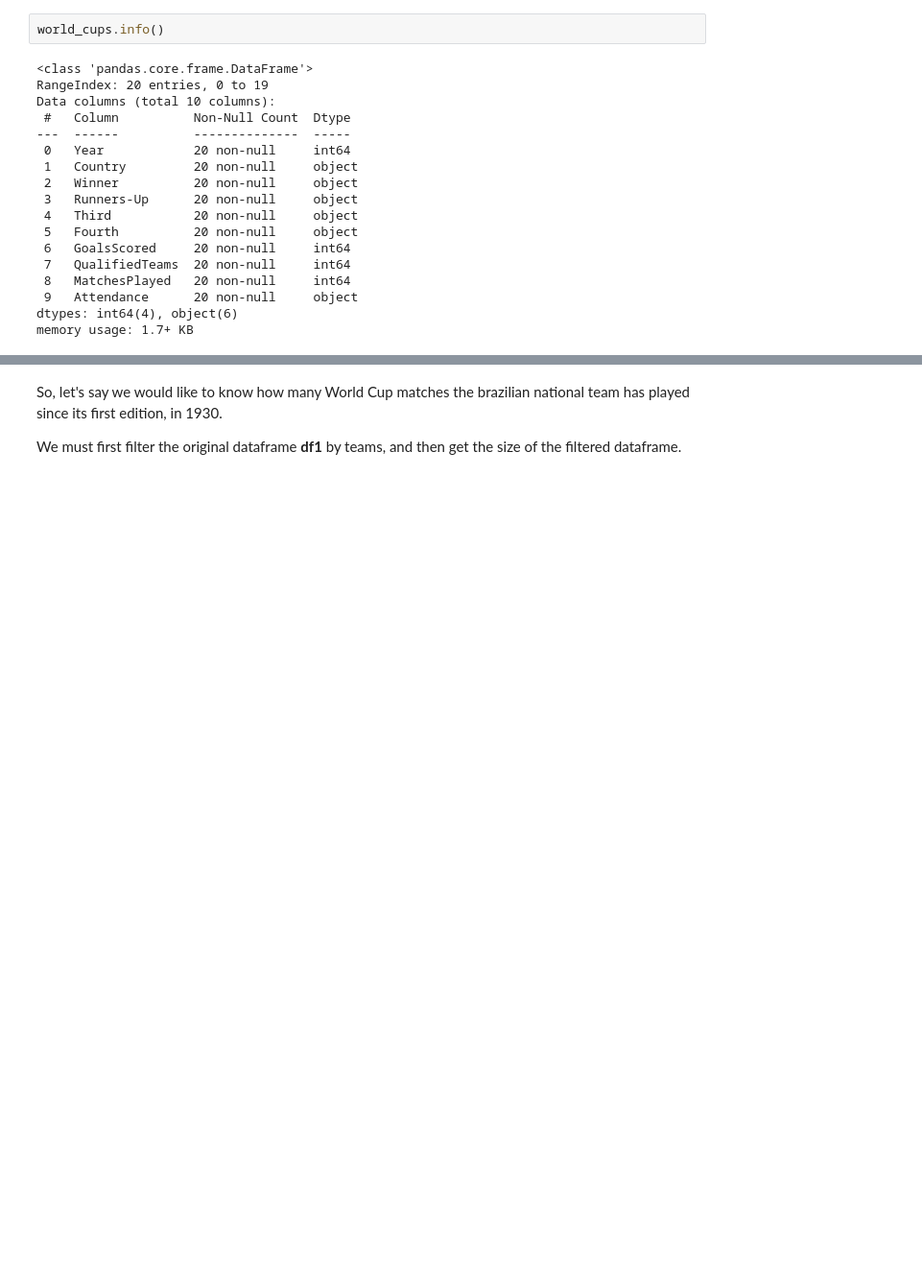
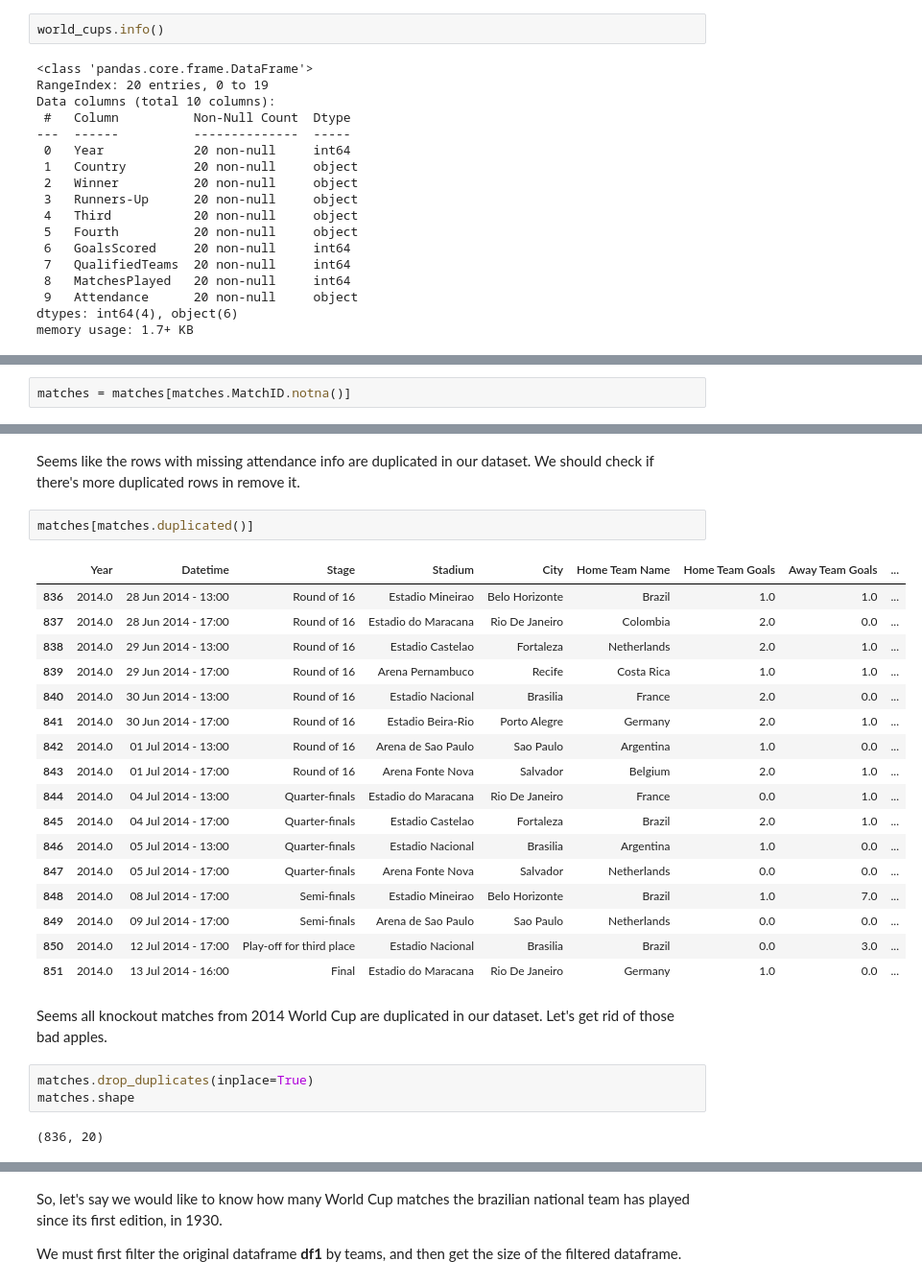
Before and after one commit to gnegrelli/paul_the_octopus, a Jupyter notebook: paul_the_octopus.ipynb, the cells around one changed output, grey strips where cells are left out. Shown: that part at 96% size. Drawn from its saved outputs; the diff is of its cells as text; blank space fills up the shorter version.

Commit message:
Treat missing values and duplicates

```diff
--- a/paul_the_octopus.ipynb
+++ b/paul_the_octopus.ipynb
@@ -128,0 +139,2 @@ memory usage: 1.7+ KB
+# %%
+matches = matches[matches.MatchID.notna()]
@@ -128,0 +147,29 @@ memory usage: 1.7+ KB
+# %% [markdown]
+Seems like the rows with missing attendance info are duplicated in our dataset. We should check if there's more duplicated rows in remove it.
+# %%
+matches[matches.duplicated()]
+# %% [output]
+|  | Year | Datetime | Stage | Stadium | City | Home Team Name | Home Team Goals | Away Team Goals | ... |
+| 836 | 2014.0 | 28 Jun 2014 - 13:00 | Round of 16 | Estadio Mineirao | Belo Horizonte | Brazil | 1.0 | 1.0 | ... |
+| 837 | 2014.0 | 28 Jun 2014 - 17:00 | Round of 16 | Estadio do Maracana | Rio De Janeiro | Colombia | 2.0 | 0.0 | ... |
+| 838 | 2014.0 | 29 Jun 2014 - 13:00 | Round of 16 | Estadio Castelao | Fortaleza | Netherlands | 2.0 | 1.0 | ... |
+| 839 | 2014.0 | 29 Jun 2014 - 17:00 | Round of 16 | Arena Pernambuco | Recife | Costa Rica | 1.0 | 1.0 | ... |
+| 840 | 2014.0 | 30 Jun 2014 - 13:00 | Round of 16 | Estadio Nacional | Brasilia | France | 2.0 | 0.0 | ... |
+| 841 | 2014.0 | 30 Jun 2014 - 17:00 | Round of 16 | Estadio Beira-Rio | Porto Alegre | Germany | 2.0 | 1.0 | ... |
+| 842 | 2014.0 | 01 Jul 2014 - 13:00 | Round of 16 | Arena de Sao Paulo | Sao Paulo | Argentina | 1.0 | 0.0 | ... |
+| 843 | 2014.0 | 01 Jul 2014 - 17:00 | Round of 16 | Arena Fonte Nova | Salvador | Belgium | 2.0 | 1.0 | ... |
+| 844 | 2014.0 | 04 Jul 2014 - 13:00 | Quarter-finals | Estadio do Maracana | Rio De Janeiro | France | 0.0 | 1.0 | ... |
+| 845 | 2014.0 | 04 Jul 2014 - 17:00 | Quarter-finals | Estadio Castelao | Fortaleza | Brazil | 2.0 | 1.0 | ... |
+| 846 | 2014.0 | 05 Jul 2014 - 13:00 | Quarter-finals | Estadio Nacional | Brasilia | Argentina | 1.0 | 0.0 | ... |
+| 847 | 2014.0 | 05 Jul 2014 - 17:00 | Quarter-finals | Arena Fonte Nova | Salvador | Netherlands | 0.0 | 0.0 | ... |
+| 848 | 2014.0 | 08 Jul 2014 - 17:00 | Semi-finals | Estadio Mineirao | Belo Horizonte | Brazil | 1.0 | 7.0 | ... |
+| 849 | 2014.0 | 09 Jul 2014 - 17:00 | Semi-finals | Arena de Sao Paulo | Sao Paulo | Netherlands | 0.0 | 0.0 | ... |
+| 850 | 2014.0 | 12 Jul 2014 - 17:00 | Play-off for third place | Estadio Nacional | Brasilia | Brazil | 0.0 | 3.0 | ... |
+| 851 | 2014.0 | 13 Jul 2014 - 16:00 | Final | Estadio do Maracana | Rio De Janeiro | Germany | 1.0 | 0.0 | ... |
+# %% [markdown]
+Seems all knockout matches from 2014 World Cup are duplicated in our dataset. Let's get rid of those bad apples.
+# %%
+matches.drop_duplicates(inplace=True)
+matches.shape
+# %% [output]
+(836, 20)
```
Also changed, not shown: parts of 11 cells of this notebook.
